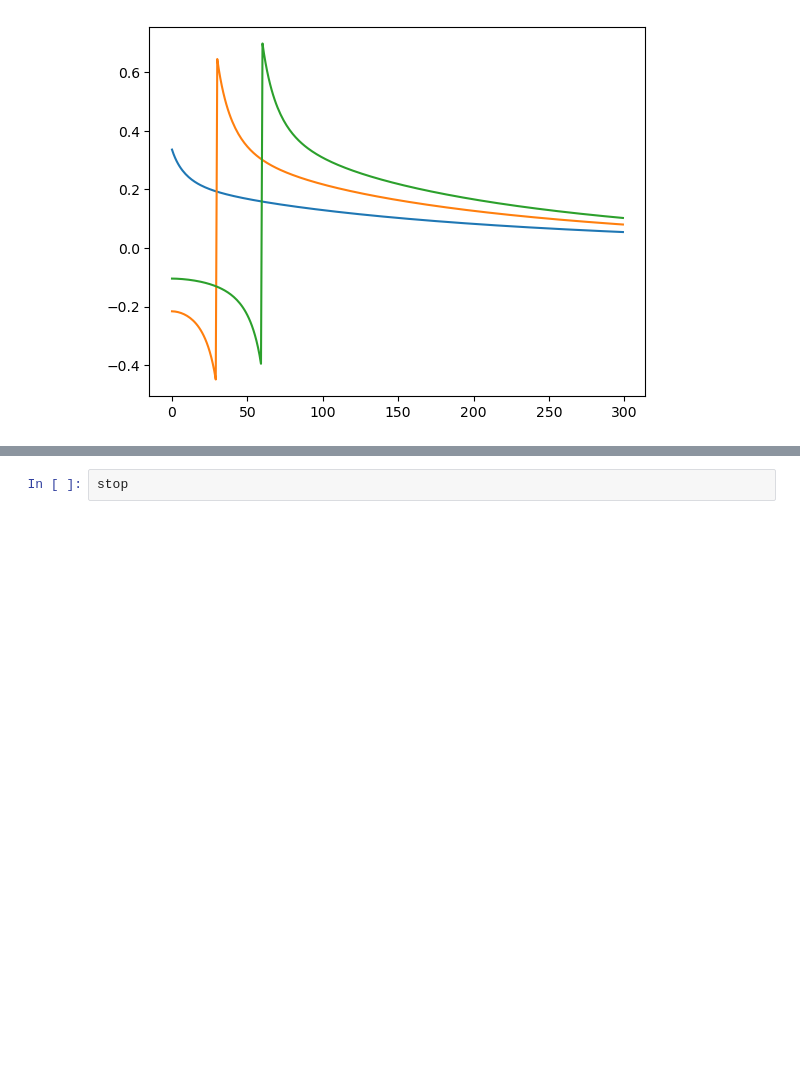
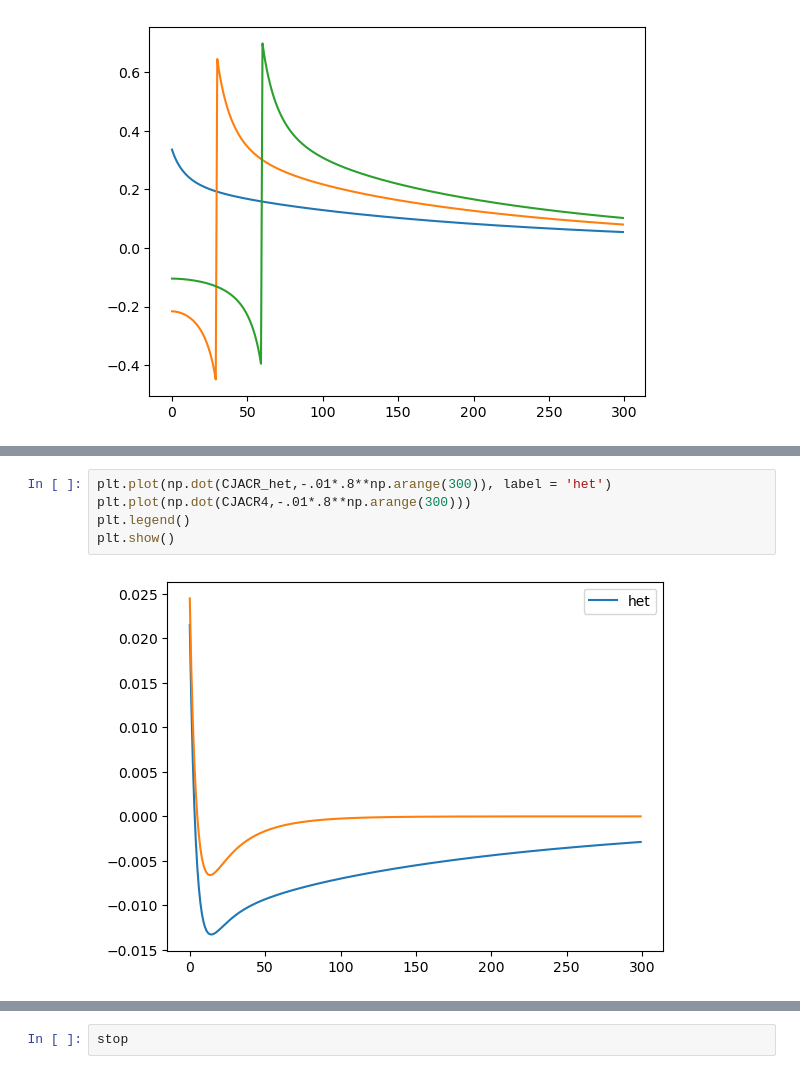
Before and after one commit to AMonninger/REMARK-ECB, a Jupyter notebook: code/python/IndShockConsumerType_DiscRate-12_15_2022.ipynb, the cells around one changed output, grey strips where cells are left out. Saved outputs shown, nothing was run; the diff lists cells and outputs as text; blank space fills up the shorter version.

```diff
--- a/code/python/IndShockConsumerType_DiscRate-12_15_2022.ipynb
+++ b/code/python/IndShockConsumerType_DiscRate-12_15_2022.ipynb
@@ -855,0 +860,7 @@ plt.show()
+# %%
+plt.plot(np.dot(CJACR_het,-.01*.8**np.arange(300)), label = 'het')
+plt.plot(np.dot(CJACR4,-.01*.8**np.arange(300)))
+plt.legend()
+plt.show()
+# %% [output]
+[figure, added]
```
Also changed, not shown: parts of 34 cells of this notebook.
